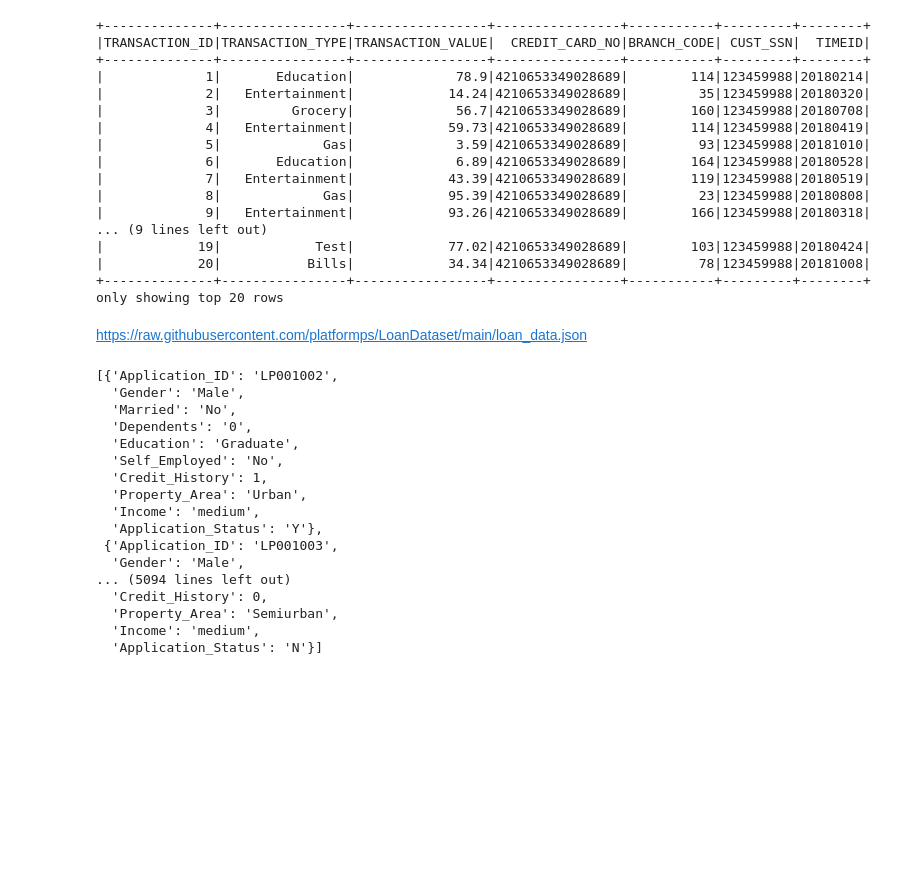
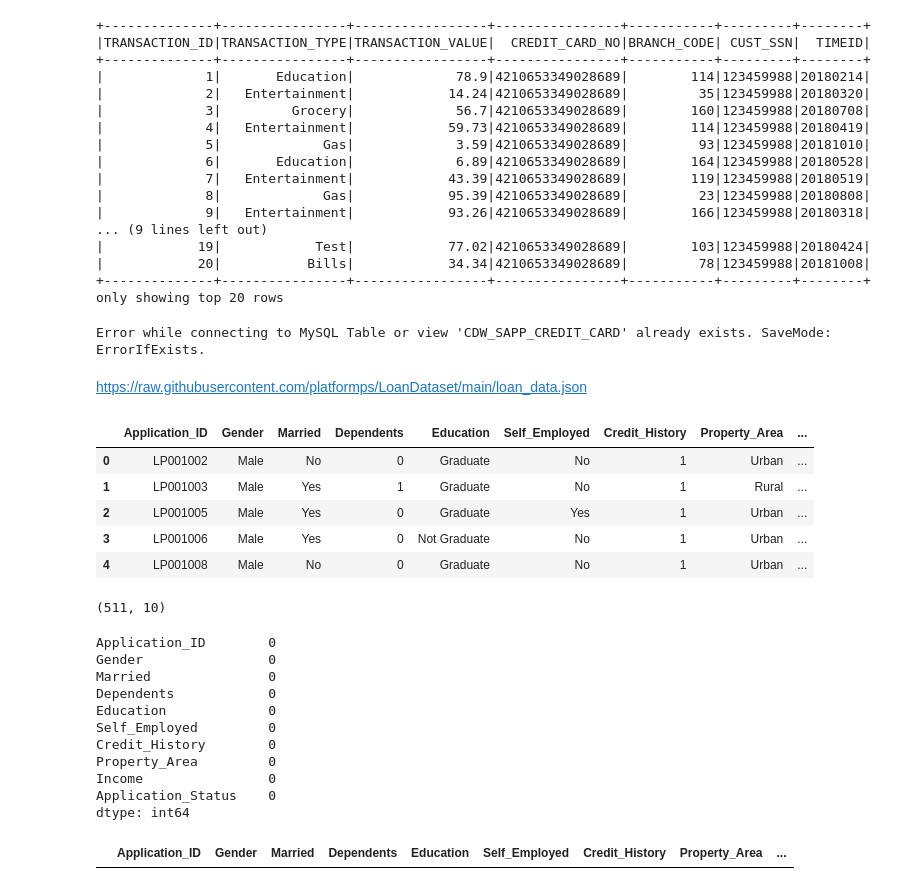
Before and after one commit to yarlapatiswathi/Capstone-project, a Jupyter notebook: Extraction_Wrangling.ipynb, the cells around one changed output. Cells and saved outputs as stored; diff of their text form; code cells hidden in the pictures; blank space fills up the shorter version.

```diff
--- a/Extraction_Wrangling.ipynb
+++ b/Extraction_Wrangling.ipynb
@@ -267,29 +292,60 @@ df_credit.show()
 |            20|           Bills|            34.34|4210653349028689|         78|123459988|20181008|
 +--------------+----------------+-----------------+----------------+-----------+---------+--------+
 only showing top 20 rows
+# %%
+write_to_db(df_credit,'CDW_SAPP_CREDIT_CARD')
+# %% [output]
+Error while connecting to MySQL Table or view 'CDW_SAPP_CREDIT_CARD' already exists. SaveMode: ErrorIfExists.
 # %% [markdown]
 https://raw.githubusercontent.com/platformps/LoanDataset/main/loan_data.json
 # %%
 import requests
 url = 'https://raw.githubusercontent.com/platformps/LoanDataset/main/loan_data.json'
 resp = requests.get(url).json()
+df_loan=pd.DataFrame(columns=['Application_ID', 'Gender',
+ 'Married','Dependents','Education','Self_Employed',
+ 'Credit_History','Property_Area','Income','Application_Status'])
-# %%
-resp
-# %% [output]
-[{'Application_ID': 'LP001002',
-  'Gender': 'Male',
-  'Married': 'No',
-  'Dependents': '0',
-  'Education': 'Graduate',
-  'Self_Employed': 'No',
-  'Credit_History': 1,
-  'Property_Area': 'Urban',
-  'Income': 'medium',
-  'Application_Status': 'Y'},
- {'Application_ID': 'LP001003',
-  'Gender': 'Male',
-... (5094 lines left out)
-  'Credit_History': 0,
-  'Property_Area': 'Semiurban',
-  'Income': 'medium',
-  'Application_Status': 'N'}]
+# %%
+for i in range(len(resp)):
+    tempDf=pd.DataFrame([{'Application_ID':resp[i]['Application_ID'],
+                  'Gender':resp[i]['Gender'],
+                  'Married':resp[i]['Married'],
+                  'Dependents':resp[i]['Dependents'],
+                  'Education':resp[i]['Education'],
+                  'Self_Employed':resp[i]['Self_Employed'],
+                  'Credit_History':resp[i]['Credit_History'],
+                  'Property_Area':resp[i]['Property_Area'],
+                  'Income':resp[i]['Income'],
+                  'Application_Status':resp[i]['Application_Status']}])
+    df_loan=pd.concat([df_loan,tempDf],ignore_index=True )
+# %%
+df_loan.head()
+# %% [output]
+|  | Application_ID | Gender | Married | Dependents | Education | Self_Employed | Credit_History | Property_Area | ... |
+| 0 | LP001002 | Male | No | 0 | Graduate | No | 1 | Urban | ... |
+| 1 | LP001003 | Male | Yes | 1 | Graduate | No | 1 | Rural | ... |
+| 2 | LP001005 | Male | Yes | 0 | Graduate | Yes | 1 | Urban | ... |
+| 3 | LP001006 | Male | Yes | 0 | Not Graduate | No | 1 | Urban | ... |
+| 4 | LP001008 | Male | No | 0 | Graduate | No | 1 | Urban | ... |
+# %%
+df_loan.shape
+# %% [output]
+(511, 10)
+# %%
+df_loan.isnull().sum()
+# %% [output]
+Application_ID        0
+Gender                0
+Married               0
+Dependents            0
+Education             0
+Self_Employed         0
+Credit_History        0
+Property_Area         0
+Income                0
+Application_Status    0
+dtype: int64
+# %%
+df_loan[df_loan.duplicated()]
+# %% [output]
+|  | Application_ID | Gender | Married | Dependents | Education | Self_Employed | Credit_History | Property_Area | ... |
```
Also changed, not shown: parts of 7 cells of this notebook.
